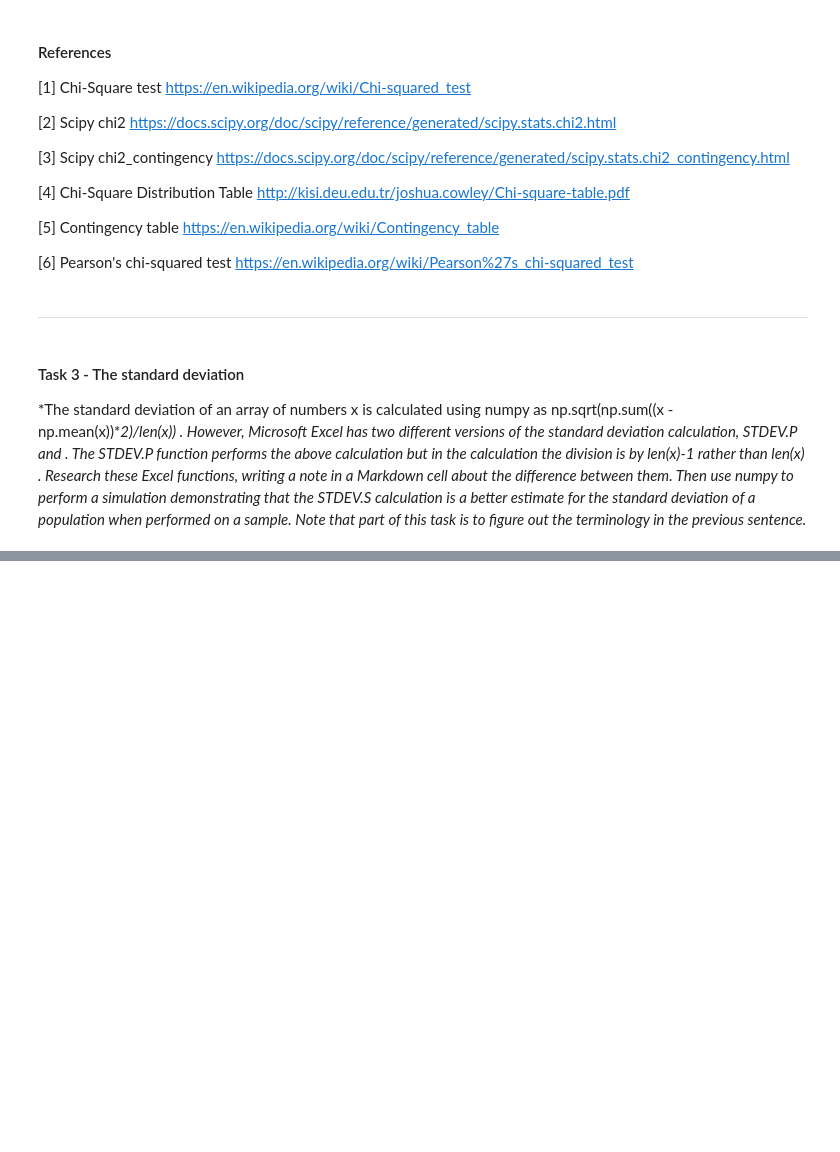
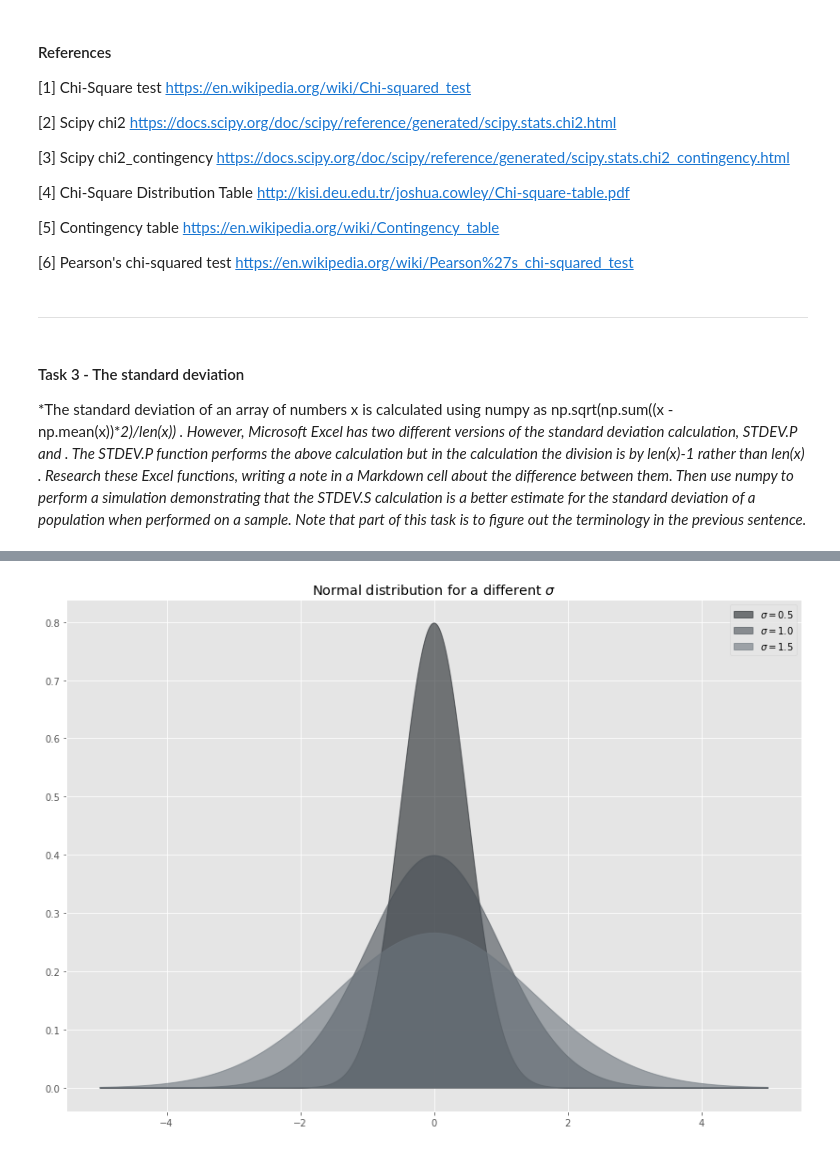
Before and after one commit to mizydorek/Machine-Learning-Tasks-2020, a Jupyter notebook: tasks.ipynb, the cells around one changed output, grey strips where cells are left out. Drawn from its saved outputs; the diff is of its cells as text; code cells hidden in the pictures; blank space fills up the shorter version.

```diff
--- a/tasks.ipynb
+++ b/tasks.ipynb
@@ -266,0 +278,21 @@ where: $ x_i $ = value of the $i^{th}$ point in the data set, $\overline x$ = th
+# %%
+# Import packages.
+import numpy as np
+import scipy.stats as ss
+import matplotlib.pyplot as plt
+import seaborn as sns
+
+# Plot settings
+%matplotlib inline
+plt.style.use('ggplot')
+plt.rcParams['figure.figsize'] = 14, 10
+# %%
+x = np.linspace(-5.0, 5.0, 1000)
+plt.fill(x, ss.norm.pdf(x, loc=0.0, scale=0.5), color='#212529', alpha=0.6, lw=1.0, label="$\sigma = 0.5$");
+plt.fill(x, ss.norm.pdf(x, loc=0.0, scale=1.0), color='#495057', alpha=0.6, lw=1.0, label="$\sigma = 1.0$");
+plt.fill(x, ss.norm.pdf(x, loc=0.0, scale=1.5), color='#6C757D', alpha=0.6, lw=1.0, label="$\sigma = 1.5$");
+
+plt.title("Normal distribution for a different $\sigma$")
+plt.legend();
+# %% [output]
+[figure, added]
```
Also changed, not shown: parts of 13 cells of this notebook.
